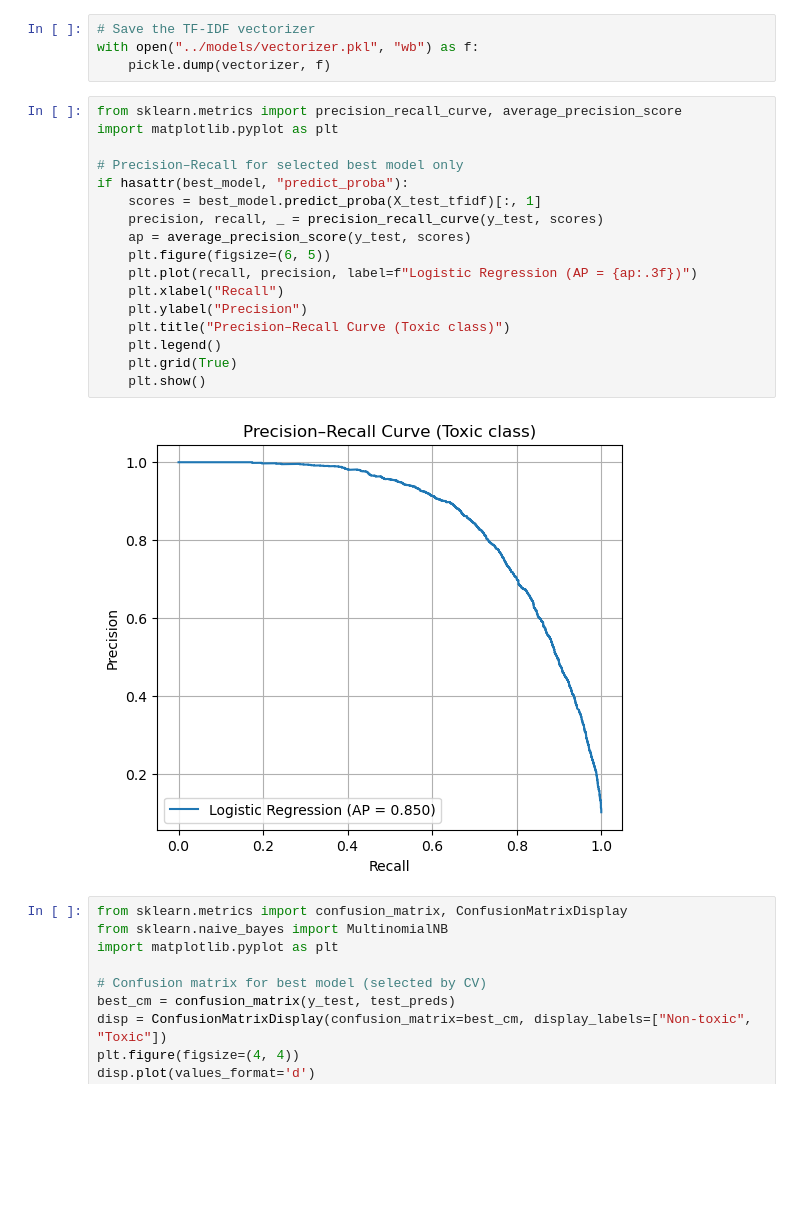
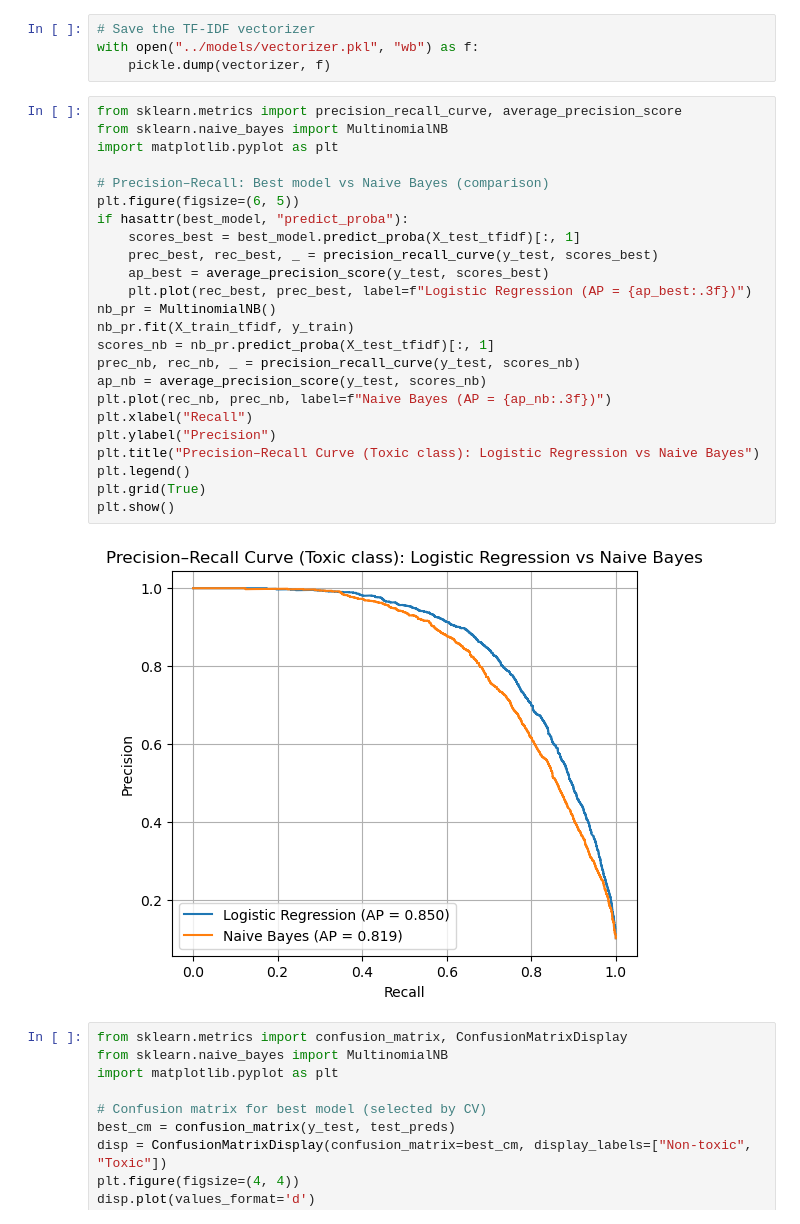
Before and after one commit to jasrulete/toxic-comment-detector, a Jupyter notebook: notebooks/toxic_comment_training.ipynb, the cells around one changed output. Saved outputs shown, nothing was run; the diff lists cells and outputs as text; blank space fills up the shorter version.

Commit message:
Add Naive Bayes Graphs

```diff
--- a/notebooks/toxic_comment_training.ipynb
+++ b/notebooks/toxic_comment_training.ipynb
@@ -373,23 +373,30 @@ with open("../models/vectorizer.pkl", "wb") as f:
     pickle.dump(vectorizer, f)
 # %%
 from sklearn.metrics import precision_recall_curve, average_precision_score
+from sklearn.naive_bayes import MultinomialNB
 import matplotlib.pyplot as plt
 
-# Precision–Recall for selected best model only
+# Precision–Recall: Best model vs Naive Bayes (comparison)
+plt.figure(figsize=(6, 5))
 if hasattr(best_model, "predict_proba"):
-    scores = best_model.predict_proba(X_test_tfidf)[:, 1]
-    precision, recall, _ = precision_recall_curve(y_test, scores)
-    ap = average_precision_score(y_test, scores)
-    plt.figure(figsize=(6, 5))
-    plt.plot(recall, precision, label=f"Logistic Regression (AP = {ap:.3f})")
-    plt.xlabel("Recall")
-    plt.ylabel("Precision")
-    plt.title("Precision–Recall Curve (Toxic class)")
-    plt.legend()
-    plt.grid(True)
-    plt.show()
+    scores_best = best_model.predict_proba(X_test_tfidf)[:, 1]
+    prec_best, rec_best, _ = precision_recall_curve(y_test, scores_best)
+    ap_best = average_precision_score(y_test, scores_best)
+    plt.plot(rec_best, prec_best, label=f"Logistic Regression (AP = {ap_best:.3f})")
+nb_pr = MultinomialNB()
+nb_pr.fit(X_train_tfidf, y_train)
+scores_nb = nb_pr.predict_proba(X_test_tfidf)[:, 1]
+prec_nb, rec_nb, _ = precision_recall_curve(y_test, scores_nb)
+ap_nb = average_precision_score(y_test, scores_nb)
+plt.plot(rec_nb, prec_nb, label=f"Naive Bayes (AP = {ap_nb:.3f})")
+plt.xlabel("Recall")
+plt.ylabel("Precision")
+plt.title("Precision–Recall Curve (Toxic class): Logistic Regression vs Naive Bayes")
+plt.legend()
+plt.grid(True)
+plt.show()
 # %% [output]
-[figure, old version]
+[figure, new version]
 # %%
 from sklearn.metrics import confusion_matrix, ConfusionMatrixDisplay
 from sklearn.naive_bayes import MultinomialNB
```
Also changed, not shown: parts of 1 cell of this notebook.
